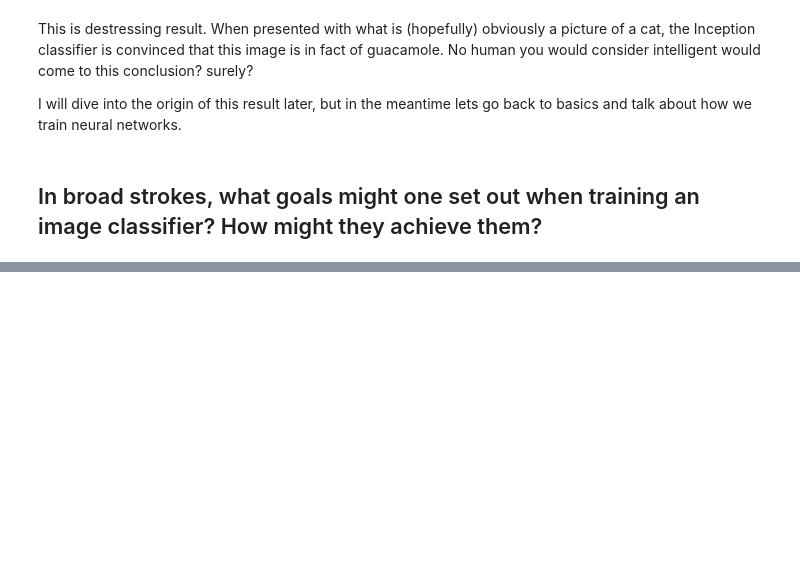
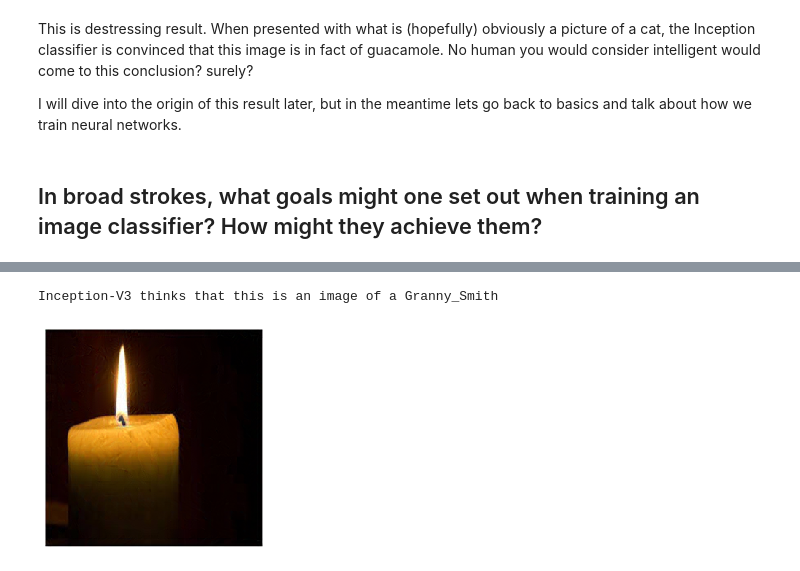
Before and after one commit to Tello-Wharton/deep-learning-coursework, a Jupyter notebook: Blogpost.ipynb, the cells around one changed output, grey strips where cells are left out. Drawn from its saved outputs; the diff is of its cells as text; code cells hidden in the pictures; blank space fills up the shorter version.

```diff
--- a/Blogpost.ipynb
+++ b/Blogpost.ipynb
@@ -30,0 +189,5 @@ It does seem sensible that when training an image classifier, the goal set out i
+# %%
+inception_thinks(2)
+# %% [output]
+Inception-V3 thinks that this is an image of a Granny_Smith
+[figure, added]
```
Also changed, not shown: parts of 17 cells of this notebook, 10 other files.
